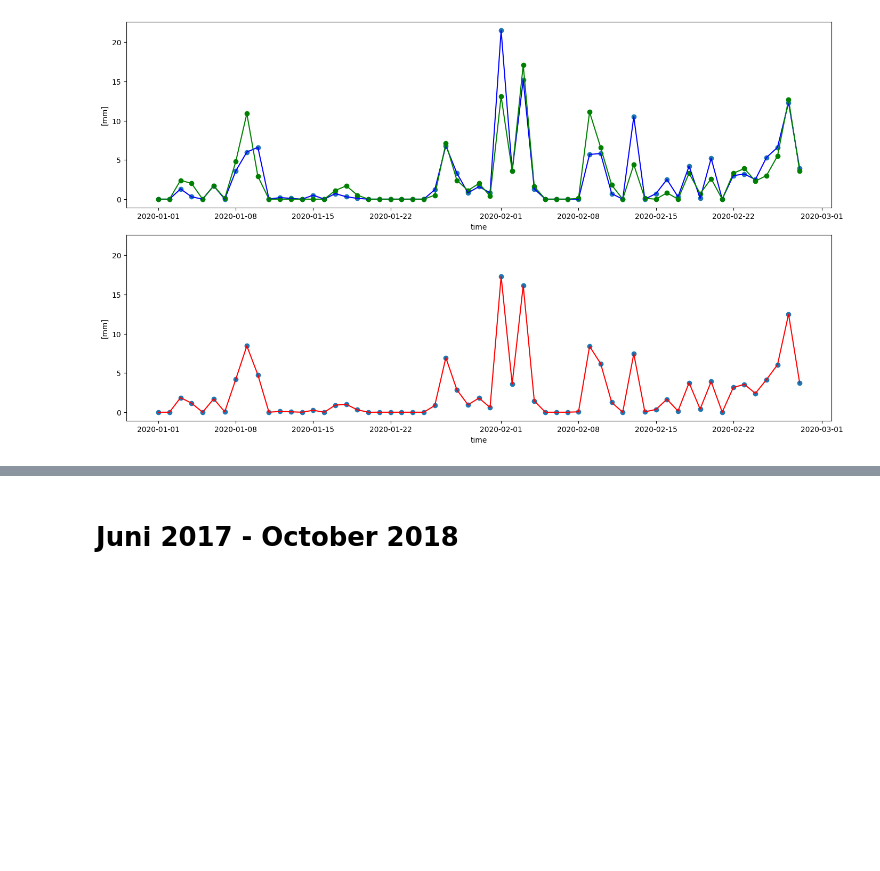
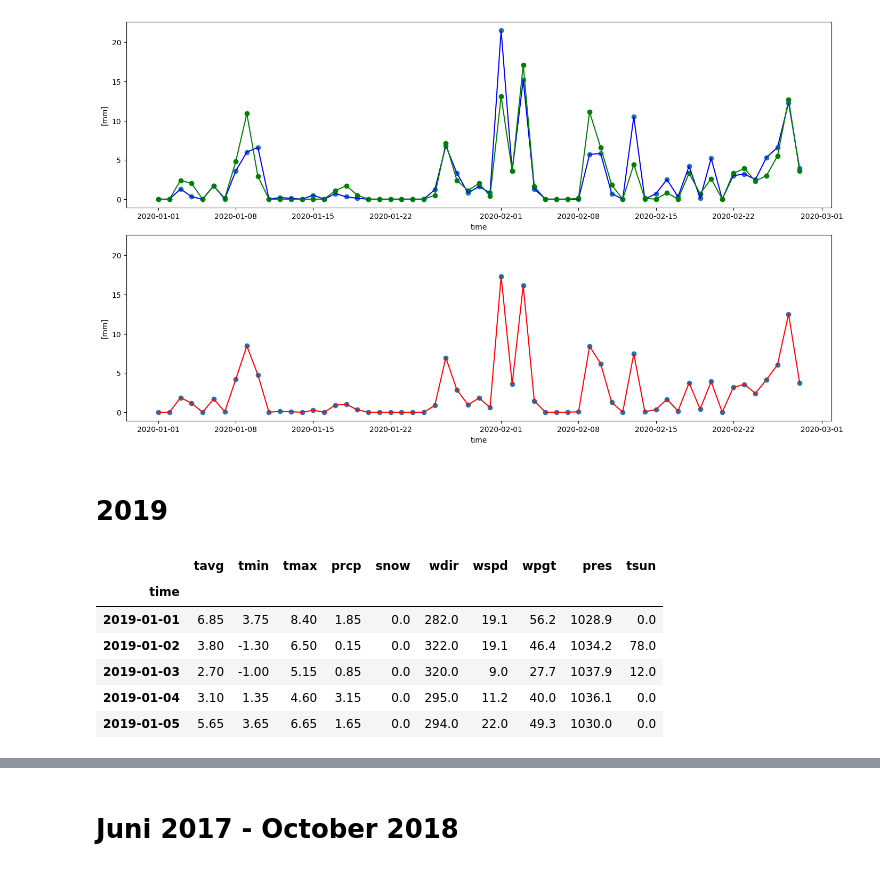
Before and after one commit to JonasLeininger/cologne-percipitation, a Jupyter notebook: cologne_percipitation/notebooks/weather_cologne.ipynb, the cells around one changed output, grey strips where cells are left out. Saved outputs shown, nothing was run; the diff lists cells and outputs as text; code cells hidden in the pictures; blank space fills up the shorter version.

```diff
--- a/cologne_percipitation/notebooks/weather_cologne.ipynb
+++ b/cologne_percipitation/notebooks/weather_cologne.ipynb
@@ -179,3 +198,18 @@ mean.head()
 plot_2station_percipitation_per_day(stammheim, airport)
 # %% [output]
 [figure]
+# %% [markdown]
+# 2019
+# %%
+start = datetime(2019, 1, 1)
+end = datetime(2020, 1, 1)
+airport, stammheim, mean = twoWeatherStations.get_data_in_time_interval(start, end)
+mean.head()
+# %% [output]
+|  | tavg | tmin | tmax | prcp | snow | wdir | wspd | wpgt | pres | tsun |
+| time |  |  |  |  |  |  |  |  |  |  |
+| 2019-01-01 | 6.85 | 3.75 | 8.40 | 1.85 | 0.0 | 282.0 | 19.1 | 56.2 | 1028.9 | 0.0 |
+| 2019-01-02 | 3.80 | -1.30 | 6.50 | 0.15 | 0.0 | 322.0 | 19.1 | 46.4 | 1034.2 | 78.0 |
+| 2019-01-03 | 2.70 | -1.00 | 5.15 | 0.85 | 0.0 | 320.0 | 9.0 | 27.7 | 1037.9 | 12.0 |
+| 2019-01-04 | 3.10 | 1.35 | 4.60 | 3.15 | 0.0 | 295.0 | 11.2 | 40.0 | 1036.1 | 0.0 |
+| 2019-01-05 | 5.65 | 3.65 | 6.65 | 1.65 | 0.0 | 294.0 | 22.0 | 49.3 | 1030.0 | 0.0 |
```
Also changed, not shown: parts of 7 cells of this notebook.
